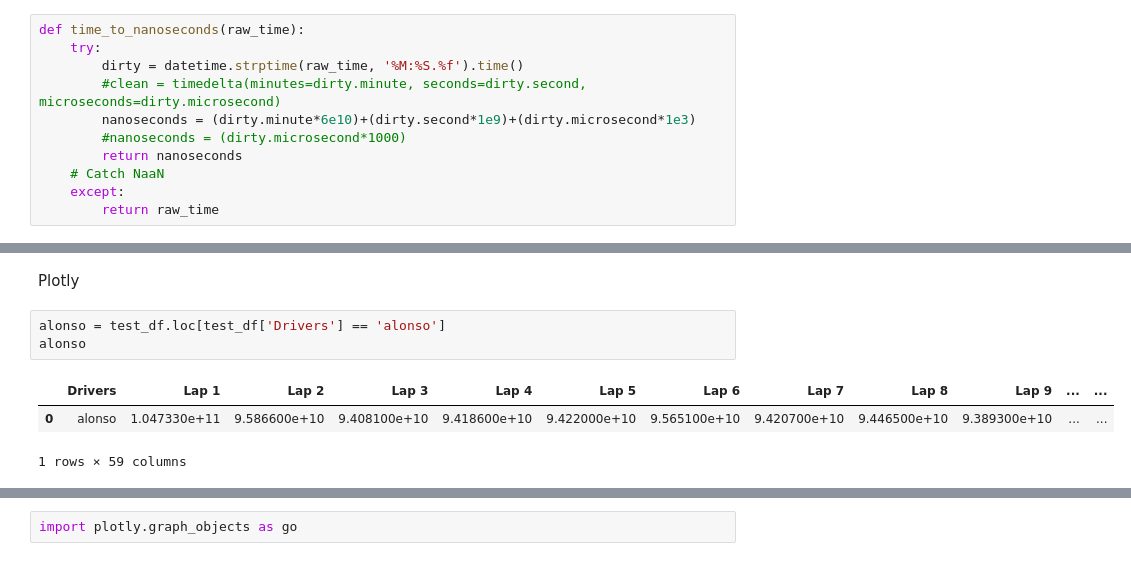
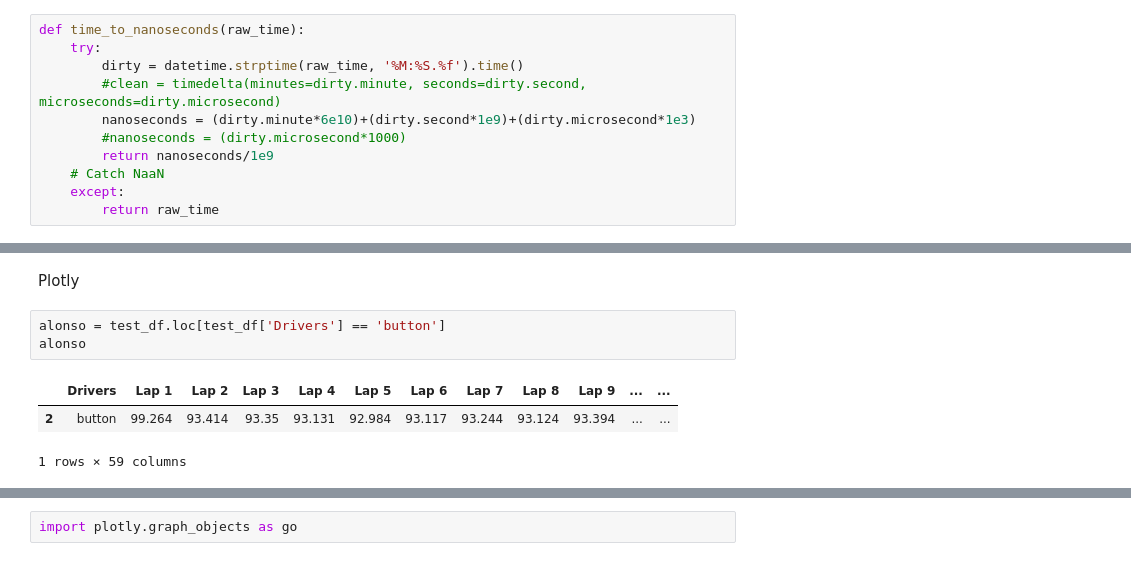
Before and after one commit to msebersbergerjr/F1_DataScience, a Jupyter notebook: notebooks/data_cleaning.ipynb, the cells around one changed output, grey strips where cells are left out. Drawn from its saved outputs; the diff is of its cells as text.

```diff
--- a/notebooks/data_cleaning.ipynb
+++ b/notebooks/data_cleaning.ipynb
@@ -147,7 +147,7 @@ def time_to_nanoseconds(raw_time):
         #clean = timedelta(minutes=dirty.minute, seconds=dirty.second, microseconds=dirty.microsecond)
         nanoseconds = (dirty.minute*6e10)+(dirty.second*1e9)+(dirty.microsecond*1e3)
         #nanoseconds = (dirty.microsecond*1000)
-        return nanoseconds
+        return nanoseconds/1e9
     # Catch NaaN
     except:
         return raw_time
@@ -227,11 +227,11 @@ total
 # %% [markdown]
 Plotly
 # %%
-alonso = test_df.loc[test_df['Drivers'] == 'alonso']
+alonso = test_df.loc[test_df['Drivers'] == 'button']
 alonso
 # %% [output]
 |  | Drivers | Lap 1 | Lap 2 | Lap 3 | Lap 4 | Lap 5 | Lap 6 | Lap 7 | Lap 8 | Lap 9 | ... | ... |
-| 0 | alonso | 1.047330e+11 | 9.586600e+10 | 9.408100e+10 | 9.418600e+10 | 9.422000e+10 | 9.565100e+10 | 9.420700e+10 | 9.446500e+10 | 9.389300e+10 | ... | ... |
+| 2 | button | 99.264 | 93.414 | 93.35 | 93.131 | 92.984 | 93.117 | 93.244 | 93.124 | 93.394 | ... | ... |
 1 rows × 59 columns
 # %%
 y = alonso.iloc[0].values[1:].flatten().tolist()
```
Also changed, not shown: parts of 8 cells of this notebook, 1 other file.
